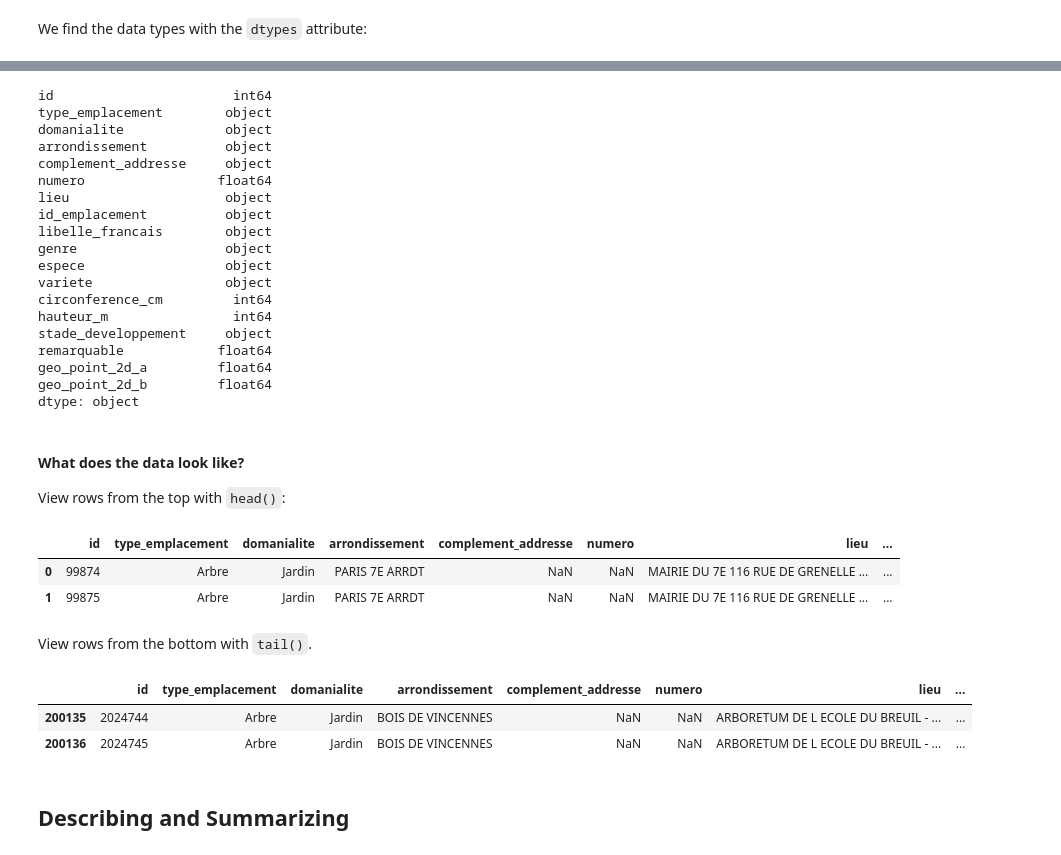
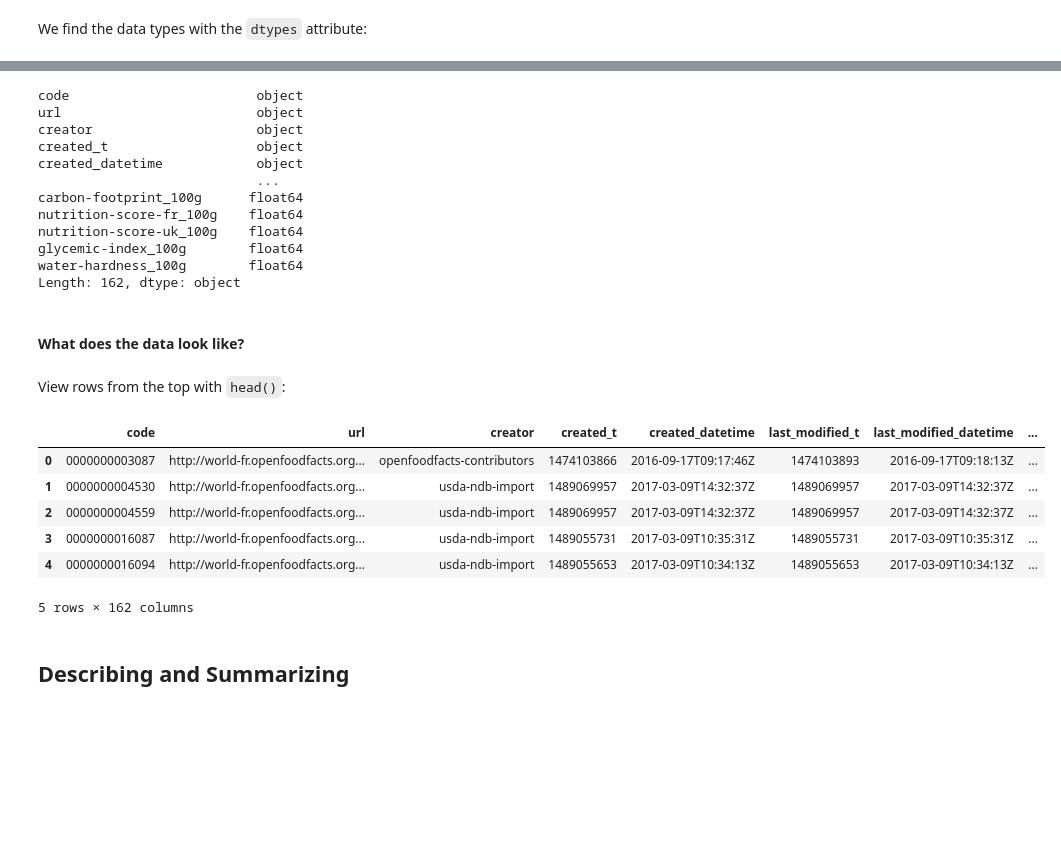
Before and after one commit to nasr-edine/multivariate_analysis_python, a Jupyter notebook: notebooks/1_prep_dataset.ipynb, the cells around one changed output, grey strips where cells are left out. Saved outputs shown, nothing was run; the diff lists cells and outputs as text; code cells hidden in the pictures; blank space fills up the shorter version.

```diff
--- a/notebooks/1_prep_dataset.ipynb
+++ b/notebooks/1_prep_dataset.ipynb
@@ -108,42 +146,32 @@ We find the data types with the `dtypes` attribute:
 # %%
-df.dtypes
+data.dtypes
 # %% [output]
-id                       int64
-type_emplacement        object
-domanialite             object
-arrondissement          object
-complement_addresse     object
-numero                 float64
-lieu                    object
-id_emplacement          object
-libelle_francais        object
-genre                   object
-espece                  object
-variete                 object
-circonference_cm         int64
-hauteur_m                int64
-stade_developpement     object
-remarquable            float64
-geo_point_2d_a         float64
-geo_point_2d_b         float64
-dtype: object
+code                        object
+url                         object
+creator                     object
+created_t                   object
+created_datetime            object
+                            ...
+carbon-footprint_100g      float64
+nutrition-score-fr_100g    float64
+nutrition-score-uk_100g    float64
+glycemic-index_100g        float64
+water-hardness_100g        float64
+Length: 162, dtype: object
 # %% [markdown]
 #### What does the data look like?
-View rows from the top with `head()`:
-# %%
-df.head(2)
-# %% [output]
-|  | id | type_emplacement | domanialite | arrondissement | complement_addresse | numero | lieu | ... |
-| 0 | 99874 | Arbre | Jardin | PARIS 7E ARRDT | NaN | NaN | MAIRIE DU 7E 116 RUE DE GRENELLE ... | ... |
-| 1 | 99875 | Arbre | Jardin | PARIS 7E ARRDT | NaN | NaN | MAIRIE DU 7E 116 RUE DE GRENELLE ... | ... |
 # %% [markdown]
-View rows from the bottom with `tail()`.
+View rows from the top with `head()`:
-# %%
-df.tail(2)
-# %% [output]
-|  | id | type_emplacement | domanialite | arrondissement | complement_addresse | numero | lieu | ... |
-| 200135 | 2024744 | Arbre | Jardin | BOIS DE VINCENNES | NaN | NaN | ARBORETUM DE L ECOLE DU BREUIL - ... | ... |
-| 200136 | 2024745 | Arbre | Jardin | BOIS DE VINCENNES | NaN | NaN | ARBORETUM DE L ECOLE DU BREUIL - ... | ... |
+# %%
+data.head()
+# %% [output]
+|  | code | url | creator | created_t | created_datetime | last_modified_t | last_modified_datetime | ... |
+| 0 | 0000000003087 | http://world-fr.openfoodfacts.org... | openfoodfacts-contributors | 1474103866 | 2016-09-17T09:17:46Z | 1474103893 | 2016-09-17T09:18:13Z | ... |
+| 1 | 0000000004530 | http://world-fr.openfoodfacts.org... | usda-ndb-import | 1489069957 | 2017-03-09T14:32:37Z | 1489069957 | 2017-03-09T14:32:37Z | ... |
+| 2 | 0000000004559 | http://world-fr.openfoodfacts.org... | usda-ndb-import | 1489069957 | 2017-03-09T14:32:37Z | 1489069957 | 2017-03-09T14:32:37Z | ... |
+| 3 | 0000000016087 | http://world-fr.openfoodfacts.org... | usda-ndb-import | 1489055731 | 2017-03-09T10:35:31Z | 1489055731 | 2017-03-09T10:35:31Z | ... |
+| 4 | 0000000016094 | http://world-fr.openfoodfacts.org... | usda-ndb-import | 1489055653 | 2017-03-09T10:34:13Z | 1489055653 | 2017-03-09T10:34:13Z | ... |
+5 rows × 162 columns
 # %% [markdown]
 ## Describing and Summarizing
 # %% [markdown]
```
Also changed, not shown: parts of 65 cells of this notebook, 2 other files.
